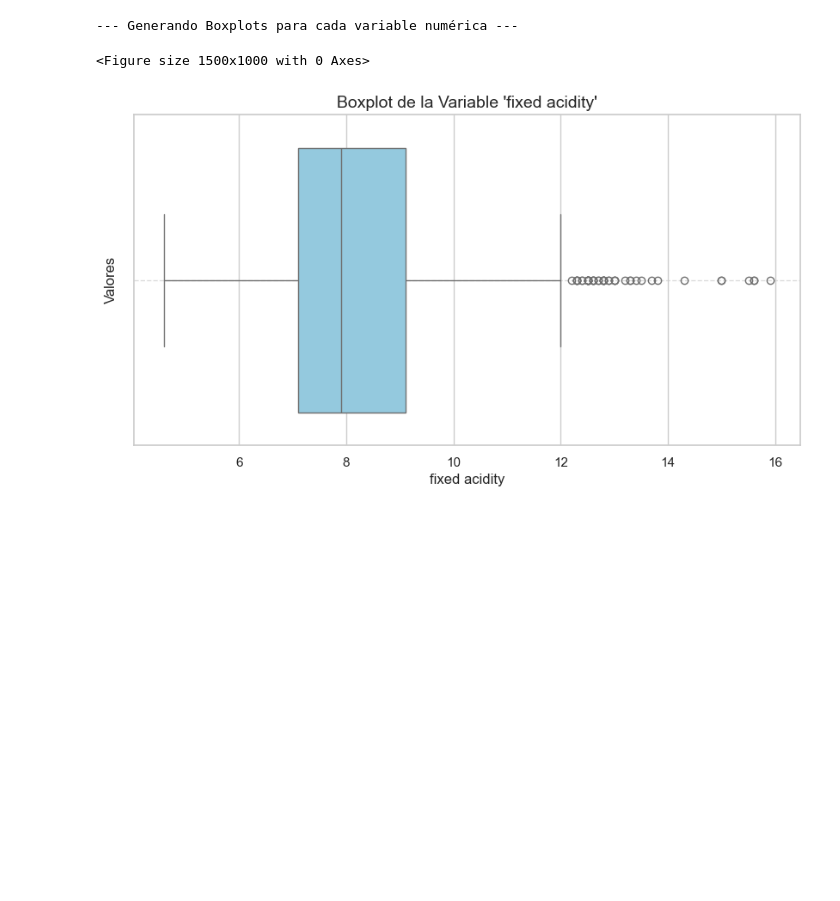
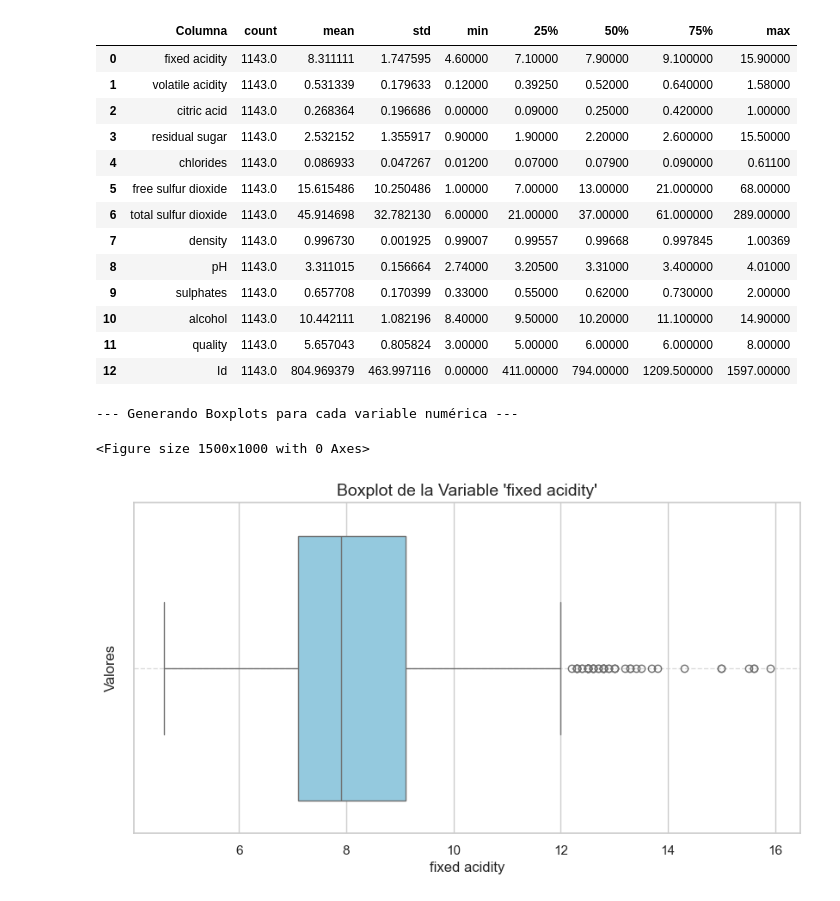
Before and after one commit to CRivas77/proyecto-2, a Jupyter notebook: selected_dataset/EDA_4_WineQT.ipynb, the cells around one changed output. Drawn from its saved outputs; the diff is of its cells as text; code cells hidden in the pictures; blank space fills up the shorter version.

```diff
--- a/selected_dataset/EDA_4_WineQT.ipynb
+++ b/selected_dataset/EDA_4_WineQT.ipynb
@@ -87,0 +1,79 @@ Cantidad de filas: 1143, Cantidad de columnas: 13
+# %%
+#Cristian Rivas
+'''
+Descripción del Conjunto de Datos:
+Este dataset contiene información detallada sobre la calidad de vinos basada en características fisicoquímicas.
+Incluye medidas como la acidez, contenido de azúcares, nivel de dióxido de azufre, densidad, pH, alcohol, entre otras,
+asociadas a una puntuación de calidad asignada por expertos.
+
+Fuente: UCI Machine Learning Repository
+Tamaño: 1143 filas y 13 variables.
+
+Variables:
+- Id: Identificador único de cada observación.
+- fixed acidity: Cantidad de acidez fija en g/dm³.
+- volatile acidity: Cantidad de acidez volátil en g/dm³.
+- citric acid: Cantidad de ácido cítrico en g/dm³.
+- residual sugar: Cantidad de azúcar residual en g/dm³.
+- chlorides: Cantidad de cloruros en g/dm³.
+- free sulfur dioxide: Cantidad de dióxido de azufre libre en mg/dm³.
+- total sulfur dioxide: Cantidad de dióxido de azufre total en mg/dm³.
+- density: Densidad del vino en g/cm³.
+- pH: Nivel de pH del vino.
+- sulphates: Cantidad de sulfatos en g/dm³.
+- alcohol: Porcentaje de alcohol en el vino (% vol.).
+- quality: Puntuación de calidad del vino en una escala de 3 a 8.
+'''
+
+# Librerías necesarias
+import pandas as pd
+import matplotlib.pyplot as plt
+import seaborn as sns
+
+
+
+# Cargar el dataset localmente
+df = pd.read_csv("4_WineQT.csv")
+
+# Vista inicial del dataset
+print("--- Información Inicial del Dataset ---")
+print(f"Cantidad de filas: {df.shape[0]}, Cantidad de columnas: {df.shape[1]}")
+print("\n--- Primeras 5 Filas del Dataset ---")
+display(df.head())  # Usar display para una visualización más clara
+
+# Crear una tabla con información adicional: valores nulos, no nulos y tipos de datos
+info_dataset = pd.DataFrame({
+    'Columna': df.columns,
+    'Valores No Nulos': df.notnull().sum(),
+    'Valores Nulos': df.isnull().sum(),
+    'Tipo de Dato': df.dtypes
+}).reset_index(drop=True)
+
+print("\n--- Información Detallada del Dataset ---")
+display(info_dataset)  # Mostrar la tabla con display
+
+# Identificar y eliminar duplicados
+filas_iniciales = df.shape[0]
+df_sin_duplicados = df.drop_duplicates()
+filas_finales = df_sin_duplicados.shape[0]
+filas_duplicadas = filas_iniciales - filas_finales
+
+# Resumen de duplicados
+print("\n--- Resumen de Duplicados ---")
+resumen_duplicados = pd.DataFrame({
+    "Filas Iniciales": [filas_iniciales],
+    "Filas Duplicadas Eliminadas": [filas_duplicadas],
+    "Filas Restantes": [filas_finales]
+})
+display(resumen_duplicados)
+
+# Actualizar el DataFrame para continuar trabajando sin duplicados
+df = df_sin_duplicados
+
+# Crear tabla de estadísticas descriptivas para las columnas numéricas
+estadisticas_dataset = df.describe().transpose().reset_index()
+estadisticas_dataset.rename(columns={'index': 'Columna'}, inplace=True)
+
+print("\n--- Estadísticas Descriptivas del Dataset ---")
+display(estadisticas_dataset)
+# %% [output]
@@ -88,3 +109,17 @@ Cantidad de filas: 1143, Cantidad de columnas: 13
+|  | Columna | count | mean | std | min | 25% | 50% | 75% | max |
+| 0 | fixed acidity | 1143.0 | 8.311111 | 1.747595 | 4.60000 | 7.10000 | 7.90000 | 9.100000 | 15.90000 |
+| 1 | volatile acidity | 1143.0 | 0.531339 | 0.179633 | 0.12000 | 0.39250 | 0.52000 | 0.640000 | 1.58000 |
+| 2 | citric acid | 1143.0 | 0.268364 | 0.196686 | 0.00000 | 0.09000 | 0.25000 | 0.420000 | 1.00000 |
+| 3 | residual sugar | 1143.0 | 2.532152 | 1.355917 | 0.90000 | 1.90000 | 2.20000 | 2.600000 | 15.50000 |
+| 4 | chlorides | 1143.0 | 0.086933 | 0.047267 | 0.01200 | 0.07000 | 0.07900 | 0.090000 | 0.61100 |
+| 5 | free sulfur dioxide | 1143.0 | 15.615486 | 10.250486 | 1.00000 | 7.00000 | 13.00000 | 21.000000 | 68.00000 |
+| 6 | total sulfur dioxide | 1143.0 | 45.914698 | 32.782130 | 6.00000 | 21.00000 | 37.00000 | 61.000000 | 289.00000 |
+| 7 | density | 1143.0 | 0.996730 | 0.001925 | 0.99007 | 0.99557 | 0.99668 | 0.997845 | 1.00369 |
+| 8 | pH | 1143.0 | 3.311015 | 0.156664 | 2.74000 | 3.20500 | 3.31000 | 3.400000 | 4.01000 |
+| 9 | sulphates | 1143.0 | 0.657708 | 0.170399 | 0.33000 | 0.55000 | 0.62000 | 0.730000 | 2.00000 |
+| 10 | alcohol | 1143.0 | 10.442111 | 1.082196 | 8.40000 | 9.50000 | 10.20000 | 11.100000 | 14.90000 |
+| 11 | quality | 1143.0 | 5.657043 | 0.805824 | 3.00000 | 5.00000 | 6.00000 | 6.000000 | 8.00000 |
+| 12 | Id | 1143.0 | 804.969379 | 463.997116 | 0.00000 | 411.00000 | 794.00000 | 1209.500000 | 1597.00000 |
 # %%
 # Configuración general para gráficos
 sns.set(style="whitegrid")
```
Also changed, not shown: parts of 4 cells of this notebook.
